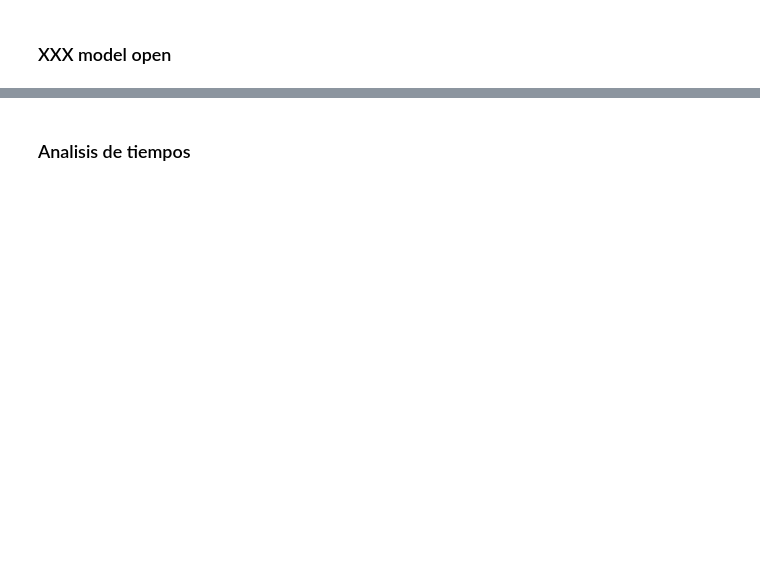
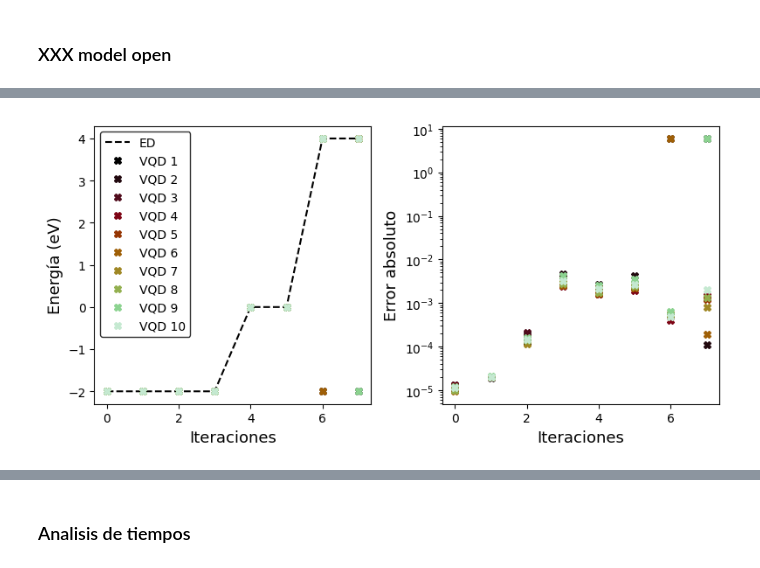
Before and after one commit to javinoram/VqePy, a Jupyter notebook: demos/Spin2.ipynb, the cells around one changed output, grey strips where cells are left out. Cells and saved outputs as stored; diff of their text form; code cells hidden in the pictures; blank space fills up the shorter version.

```diff
--- a/demos/Spin2.ipynb
+++ b/demos/Spin2.ipynb
@@ -41,0 +56,13 @@ def terms(index, operator, qubits):
+# %%
+ansazt = he_ansatz()
+ansazt.set_device( ansatz_params )
+ansazt.set_node( ansatz_params )
+ansazt.set_state( ansatz_params["electrons"] )
+ansazt.begin_state = np.array([0,0,0])
+
+minimizate_params = {
+    "maxiter": itera,
+    "tol": 1e-6,
+    "number": open_spin_chain.qubits*ansatz_params["repetitions"],
+    "theta":["generic", 0.01]}
+open_spin_chain.node = ansazt.node
@@ -219,0 +266,5 @@ for j in exchanges:
+# %%
+for j in range(10):
+    print(j+1)
+    for i in estados[j]:
+        print([j.numpy() for j in i])
@@ -219,0 +463,28 @@ for j in exchanges:
+# %%
+J1 = 1
+J2 = 1
+J3 = 1
+h_open = -J3*np.kron(si, np.kron(sz, sz)) -J3*np.kron(sz, np.kron(sz, si)) -J1*np.kron(si, np.kron(sx, sx)) -J1*np.kron(sx, np.kron(sx, si)) -J2*np.kron(si, np.kron(sy, sy)) -J2*np.kron(sy, np.kron(sy, si))
+ex = np.real(np.sort( np.linalg.eigvals(h_open) ))
+# %%
+fig, ax = plt.subplots(1, 2, figsize=(8,4),)
+cycle = [cmr.apple(i /10) for i in range(10)]
+
+ax[0].set_xlabel("Iteraciones", fontsize=13)
+ax[0].set_ylabel("Energía (eV)", fontsize=13)
+
+ax[1].set_xlabel("Iteraciones", fontsize=13)
+ax[1].set_ylabel("Error absoluto", fontsize=13)
+
+ax[0].plot([j for j in range(len(ex))], ex, "--", label="ED", color="black")
+for i,ee in enumerate(energias):
+    ax[0].plot([j for j in range(len(ee))], ee, "X", label="VQD "+str(i+1), color = cycle[i])
+
+    ax[1].plot([i for i in range(len(ee))], [np.abs(ex[j] -ee[j]) for j in range(len(ee))], "X", color = cycle[i])
+ax[1].set_yscale("log")
+
+ax[0].legend(loc="upper left", fontsize='medium',frameon=True, edgecolor='k', ncol=1)
+fig.tight_layout()
+plt.show()
+# %% [output]
+[figure, added]
```
Also changed, not shown: parts of 37 cells of this notebook, 39 other files.
